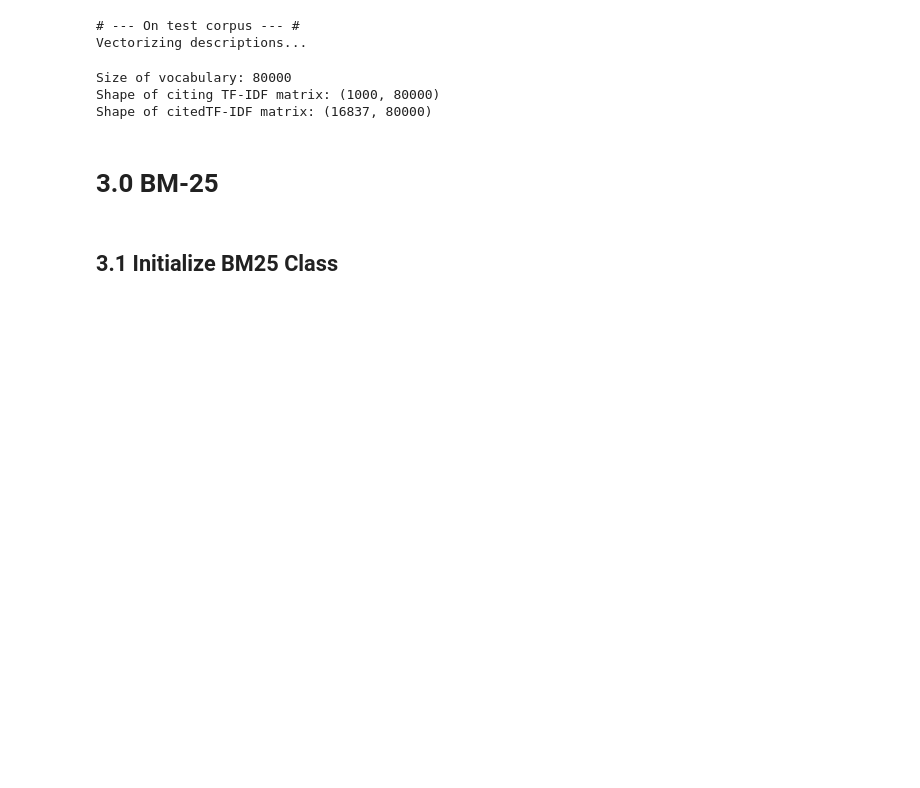
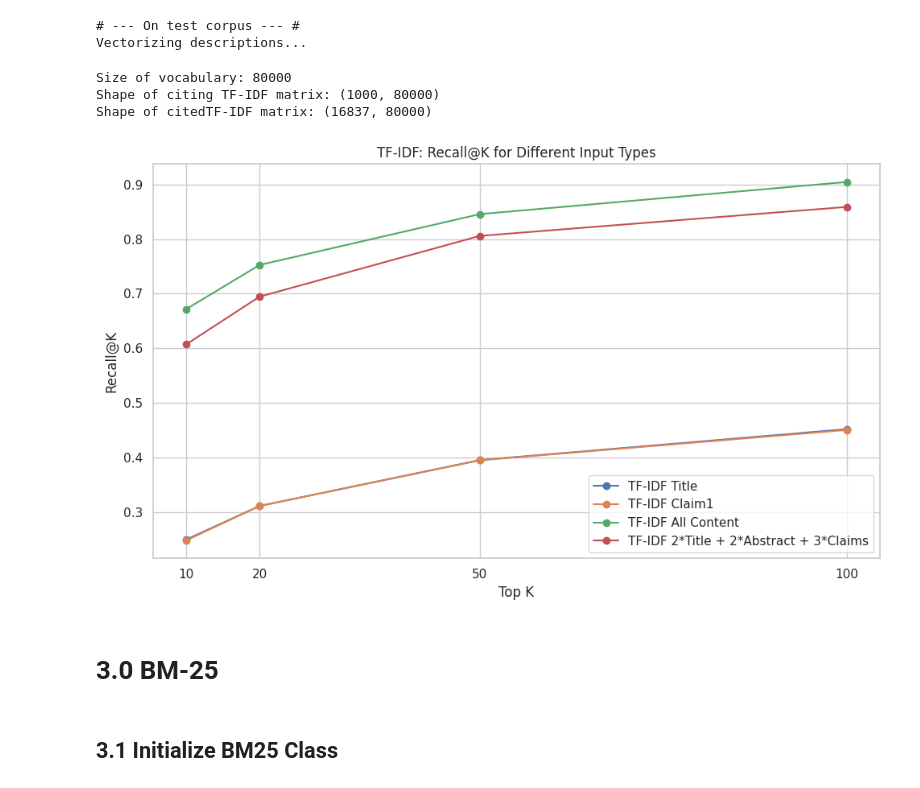
Before and after one commit to Coperr/PatentMatch, a Jupyter notebook: patentmatch.ipynb, the cells around one changed output. Saved outputs shown, nothing was run; the diff lists cells and outputs as text; code cells hidden in the pictures; blank space fills up the shorter version.

```diff
--- a/patentmatch.ipynb
+++ b/patentmatch.ipynb
@@ -1429,6 +1429,35 @@ Shape of citedTF-IDF matrix: (16837, 80000)
 # save the result to json file
 with open('prediction1_weighted.json', 'w') as f:
     json.dump(top_k_rankg_combined_text_test, f)
+# %%
+import matplotlib.pyplot as plt
+
+k_values = [10, 20, 50, 100]
+
+# Recall values from your results
+recall_tfidf_title = [0.24975, 0.31133, 0.39533, 0.452]
+recall_tfidf_claim1 = [0.24825, 0.31133, 0.395, 0.4505]
+recall_tfidf_all_content = [0.67183, 0.75267, 0.84575, 0.90467]
+recall_tfidf_weighted = [0.60725, 0.69467, 0.80592, 0.859]
+
+# Plotting
+plt.figure(figsize=(10, 6))
+
+plt.plot(k_values, recall_tfidf_title, label='TF-IDF Title', marker='o')
+plt.plot(k_values, recall_tfidf_claim1, label='TF-IDF Claim1', marker='o')
+plt.plot(k_values, recall_tfidf_all_content, label='TF-IDF All Content', marker='o')
+plt.plot(k_values, recall_tfidf_weighted, label='TF-IDF 2*Title + 2*Abstract + 3*Claims', marker='o')
+
+plt.xlabel('Top K')
+plt.ylabel('Recall@K')
+plt.title('TF-IDF: Recall@K for Different Input Types')
+plt.xticks(k_values)
+plt.legend()
+plt.grid(True)
+plt.tight_layout()
+plt.show()
+# %% [output]
+[figure, added]
 # %% [markdown]
 # 3.0 BM-25
 # %% [markdown]
```
Also changed, not shown: parts of 3 cells of this notebook.
